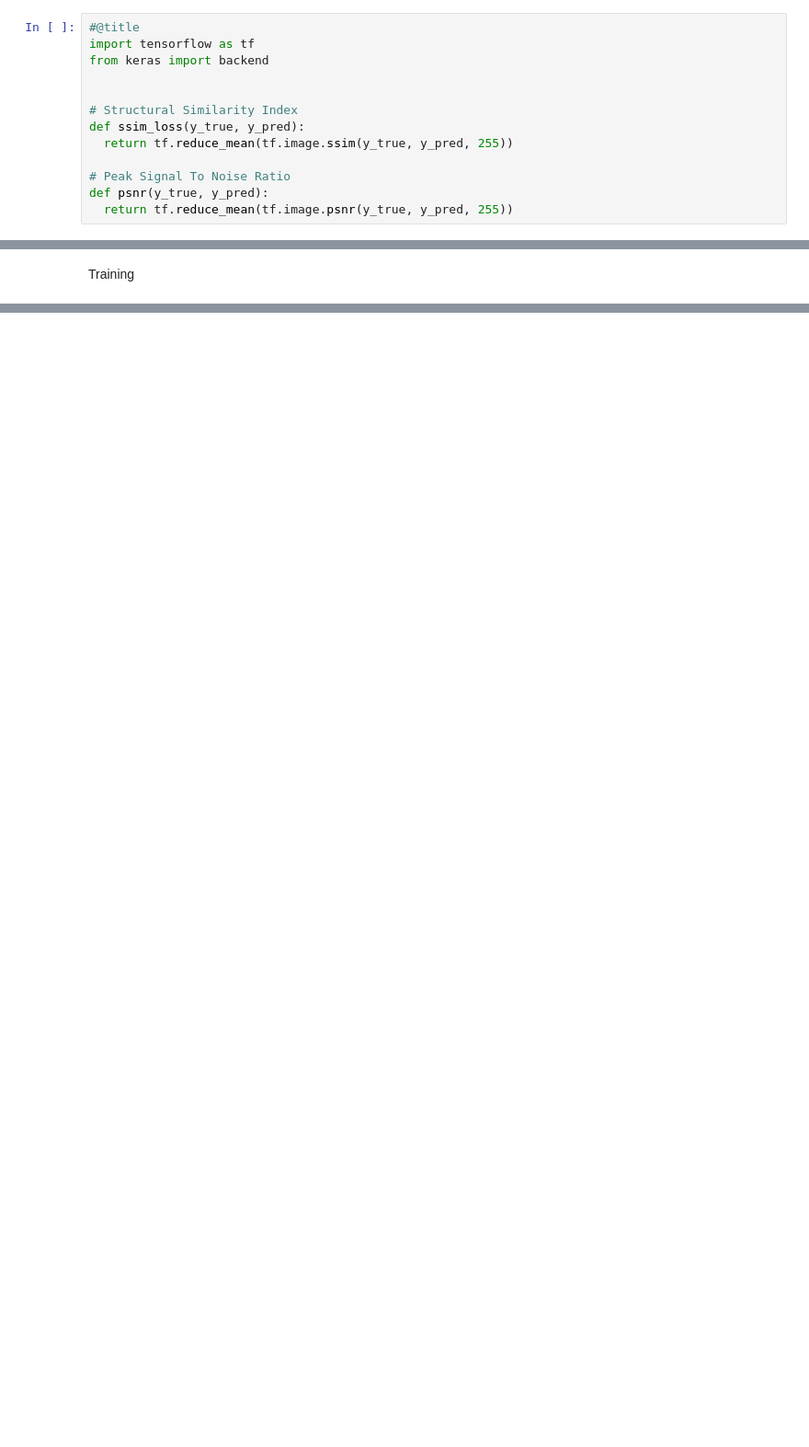
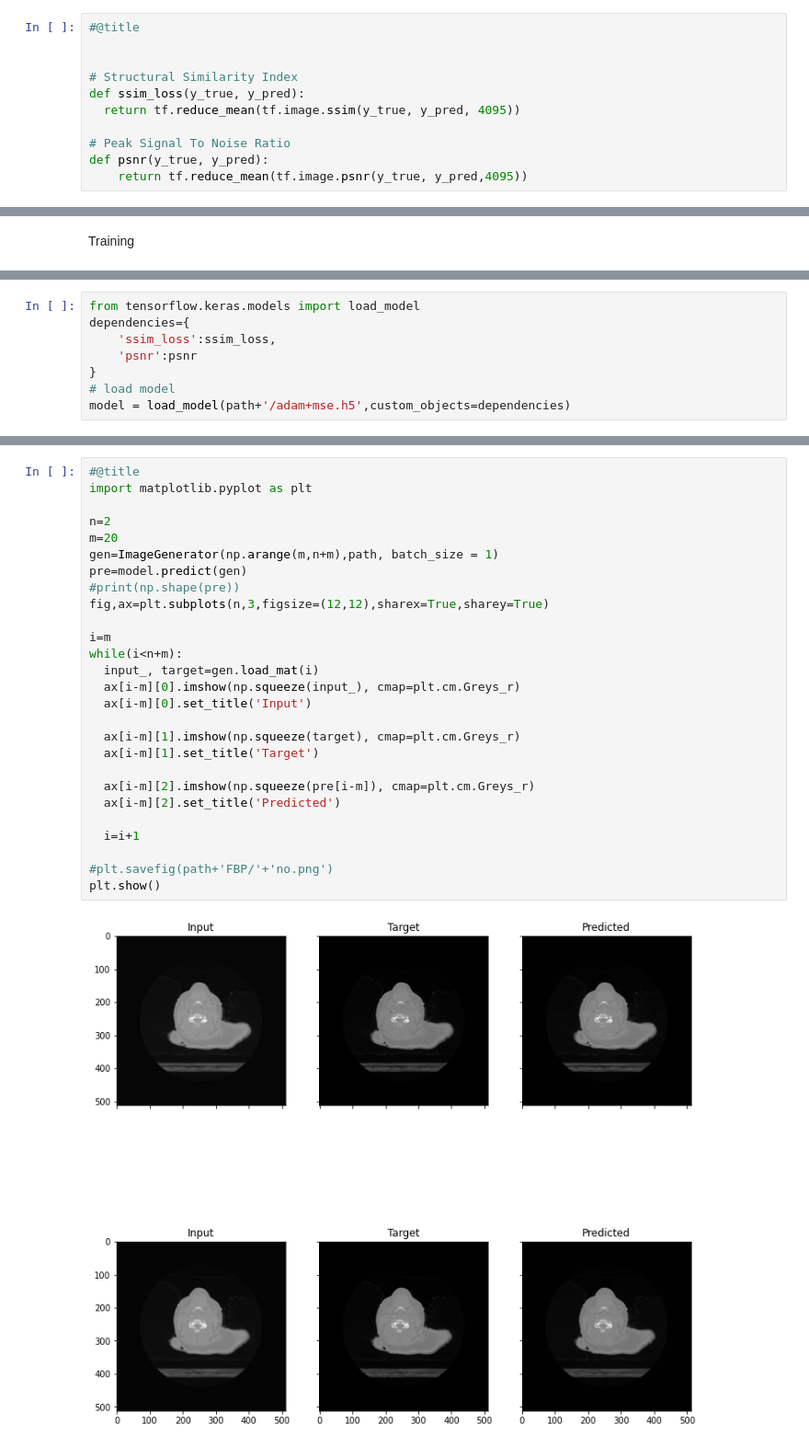
Before and after one commit to jyothsnashaji/Image-Reconstruction, a Jupyter notebook: SART_+_CNN_PART_II.ipynb, the cells around one changed output, grey strips where cells are left out. Shown at 92% size. Saved outputs shown, nothing was run; the diff lists cells and outputs as text; blank space fills up the shorter version.

```diff
--- a/SART_+_CNN_PART_II.ipynb
+++ b/SART_+_CNN_PART_II.ipynb
@@ -360,14 +485,12 @@ plot = PlotLearning()
 Metrics for Evaluation
 # %%
 #@title
-import tensorflow as tf
-from keras import backend
 
 
 # Structural Similarity Index
 def ssim_loss(y_true, y_pred):
-  return tf.reduce_mean(tf.image.ssim(y_true, y_pred, 255))
+  return tf.reduce_mean(tf.image.ssim(y_true, y_pred, 4095))
 
 # Peak Signal To Noise Ratio
 def psnr(y_true, y_pred):
-  return tf.reduce_mean(tf.image.psnr(y_true, y_pred, 255))
+    return tf.reduce_mean(tf.image.psnr(y_true, y_pred,4095))
@@ -394,0 +532,8 @@ model.save(path+"modelsart100.h5")
+# %%
+from tensorflow.keras.models import load_model
+dependencies={
+    'ssim_loss':ssim_loss,
+    'psnr':psnr
+}
+# load model
+model = load_model(path+'/adam+mse.h5',custom_objects=dependencies)
@@ -394,0 +542,29 @@ model.save(path+"modelsart100.h5")
+# %%
+#@title
+import matplotlib.pyplot as plt
+
+n=2
+m=20
+gen=ImageGenerator(np.arange(m,n+m),path, batch_size = 1)
+pre=model.predict(gen)
+#print(np.shape(pre))
+fig,ax=plt.subplots(n,3,figsize=(12,12),sharex=True,sharey=True)
+
+i=m
+while(i<n+m):
+  input_, target=gen.load_mat(i)
+  ax[i-m][0].imshow(np.squeeze(input_), cmap=plt.cm.Greys_r)
+  ax[i-m][0].set_title('Input')
+
+  ax[i-m][1].imshow(np.squeeze(target), cmap=plt.cm.Greys_r)
+  ax[i-m][1].set_title('Target')
+
+  ax[i-m][2].imshow(np.squeeze(pre[i-m]), cmap=plt.cm.Greys_r)
+  ax[i-m][2].set_title('Predicted')
+
+  i=i+1
+
+#plt.savefig(path+'FBP/'+'no.png')
+plt.show()
+# %% [output]
+[figure, added]
```
Also changed, not shown: parts of 28 cells of this notebook.
